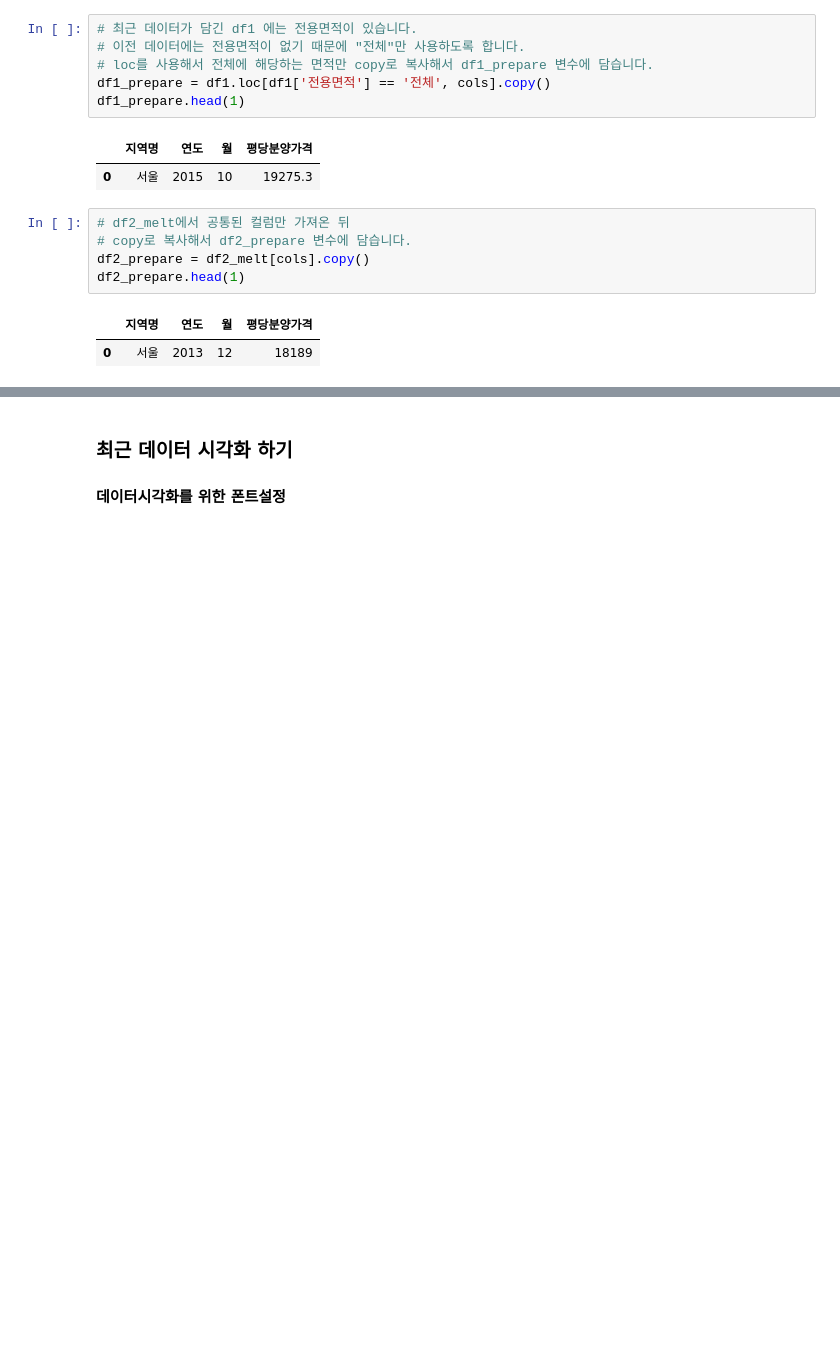
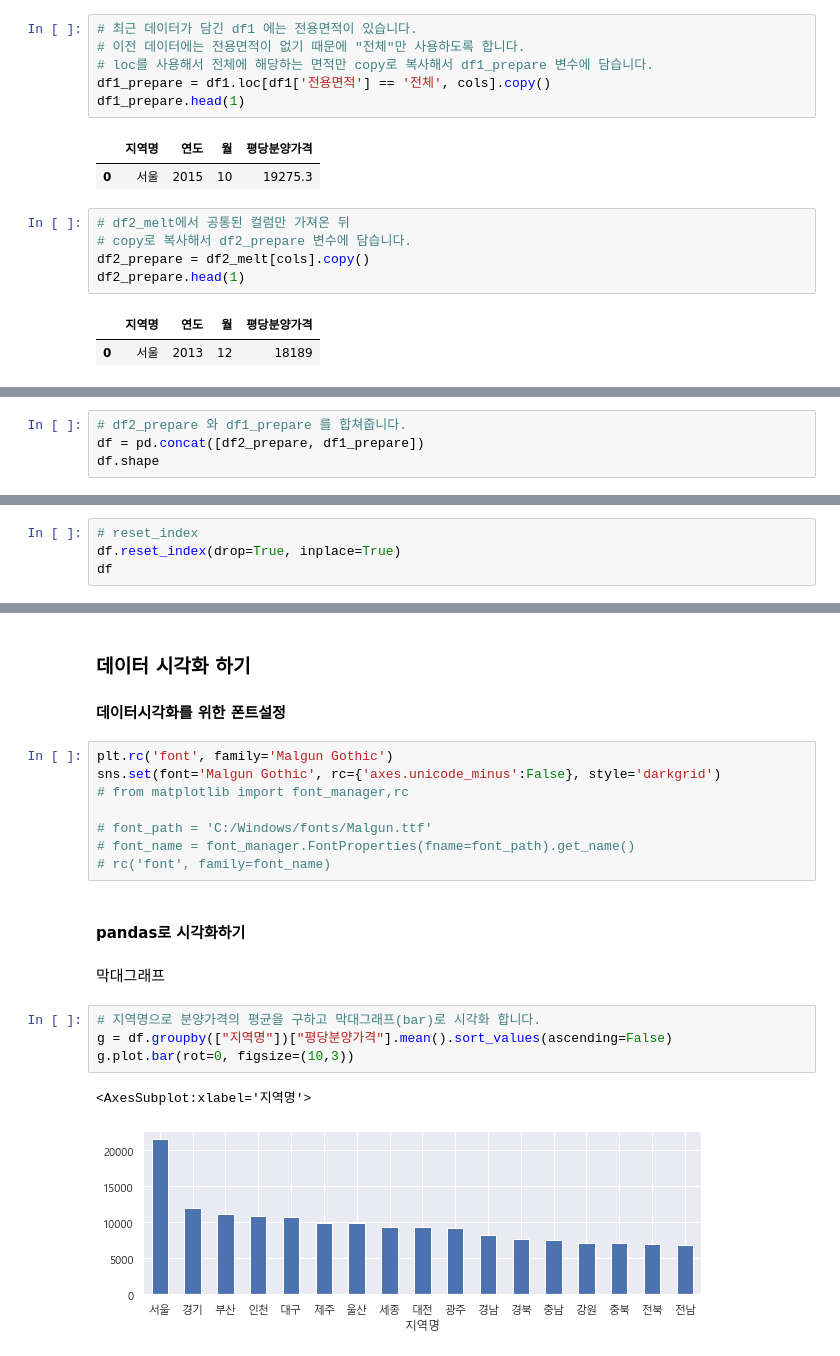
Before and after one commit to winwin-jang-gu/APT_price, a Jupyter notebook: project/apt.ipynb, the cells around one changed output, grey strips where cells are left out. Saved outputs shown, nothing was run; the diff lists cells and outputs as text; blank space fills up the shorter version.

```diff
--- a/project/apt.ipynb
+++ b/project/apt.ipynb
@@ -605,0 +614,4 @@ df2_prepare.head(1)
+# %%
+# df2_prepare 와 df1_prepare 를 합쳐줍니다.
+df = pd.concat([df2_prepare, df1_prepare])
+df.shape
@@ -605,0 +637,4 @@ df2_prepare.head(1)
+# %%
+# reset_index
+df.reset_index(drop=True, inplace=True)
+df
@@ -606,4 +683,23 @@ df2_prepare.head(1)
 # %% [markdown]
-### 최근 데이터 시각화 하기
+### 데이터 시각화 하기
 
 #### 데이터시각화를 위한 폰트설정
+# %%
+plt.rc('font', family='Malgun Gothic')
+sns.set(font='Malgun Gothic', rc={'axes.unicode_minus':False}, style='darkgrid')
+# from matplotlib import font_manager,rc
+
+# font_path = 'C:/Windows/fonts/Malgun.ttf'
+# font_name = font_manager.FontProperties(fname=font_path).get_name()
+# rc('font', family=font_name)
+# %% [markdown]
+#### pandas로 시각화하기
+# %% [markdown]
+막대그래프
+# %%
+# 지역명으로 분양가격의 평균을 구하고 막대그래프(bar)로 시각화 합니다.
+g = df.groupby(["지역명"])["평당분양가격"].mean().sort_values(ascending=False)
+g.plot.bar(rot=0, figsize=(10,3))
+# %% [output]
+<AxesSubplot:xlabel='지역명'>
+[figure, added]
```
Also changed, not shown: parts of 29 cells of this notebook, 1 other file.
